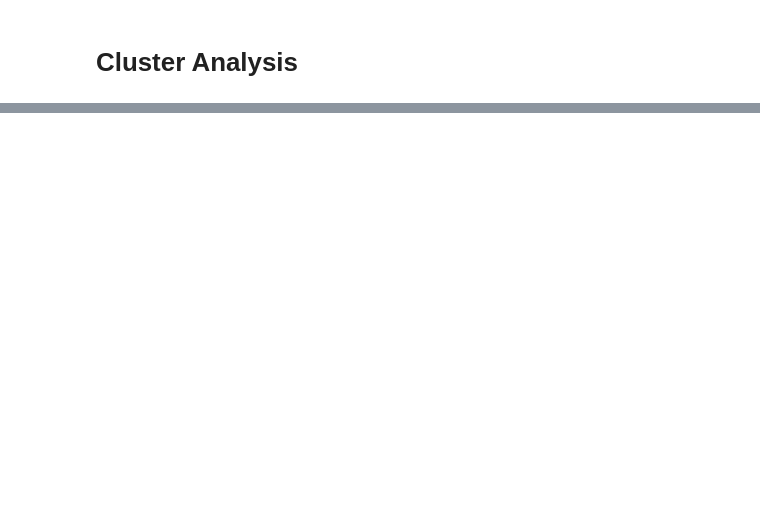
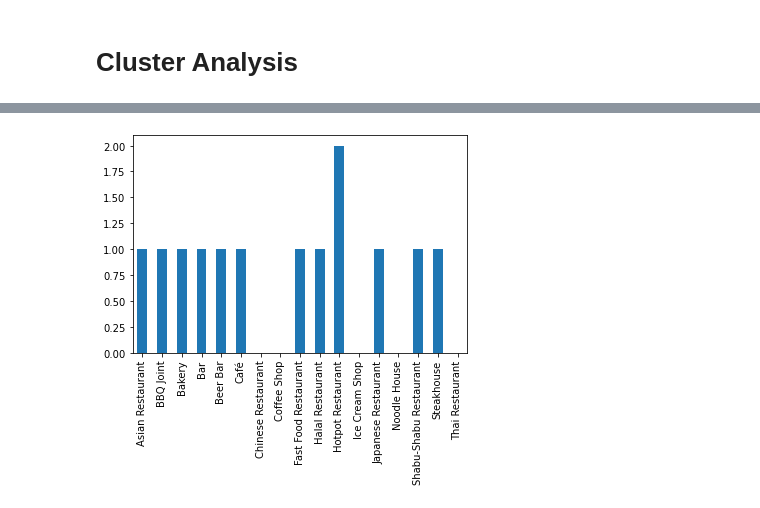
Before and after one commit to petergraphy/Coursera_Capstone, a Jupyter notebook: IBM Applied Data Science Capstone Final Project.ipynb, the cells around one changed output, grey strips where cells are left out. Saved outputs shown, nothing was run; the diff lists cells and outputs as text; code cells hidden in the pictures; blank space fills up the shorter version.

```diff
--- a/IBM Applied Data Science Capstone Final Project.ipynb
+++ b/IBM Applied Data Science Capstone Final Project.ipynb
@@ -214,0 +261,10 @@ map_clusters
+# %%
+def plot_hot_code(cat):
+    bar_temp = bkk_merged.loc[bkk_merged['label'] == cat, bkk_merged.columns[[1] + list(range(5, bkk_merged.shape[1]))]]
+    bar_temp.drop(['postcode', 'lng', 'coordinates', 'label'], axis=1, inplace=True)
+    bar_temp1 = bar_temp.sum()
+    bar_temp1.plot.bar()
+# %%
+plot_hot_code(0)
+# %% [output]
+[figure, added]
```
Also changed, not shown: parts of 19 cells of this notebook.
